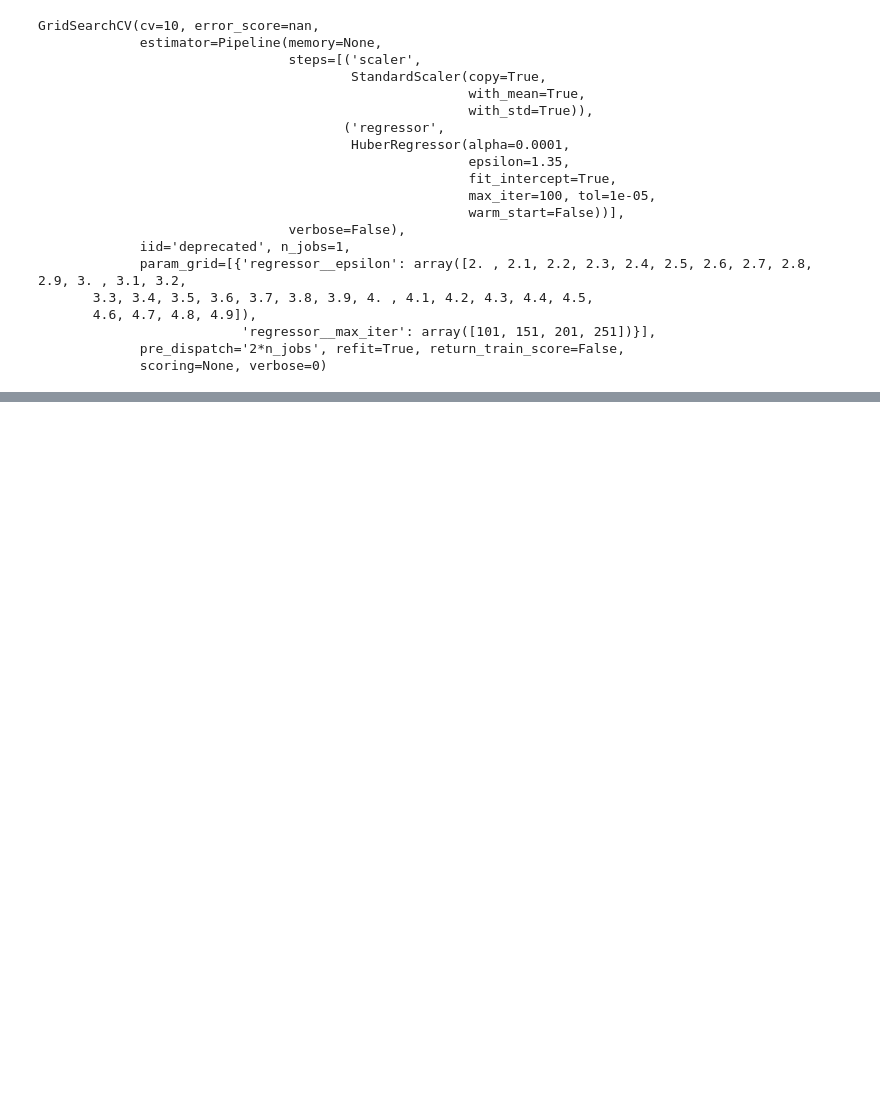
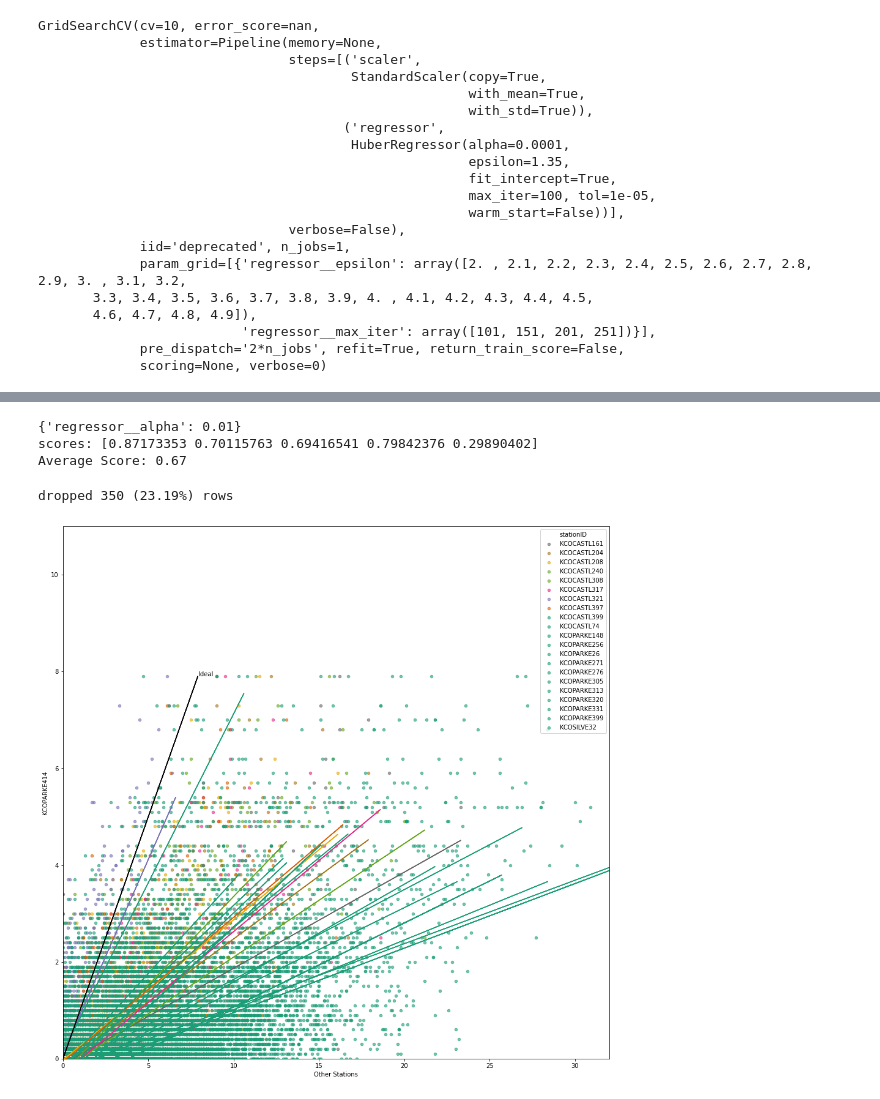
Before and after one commit to riverdogcabin/PSDS4900, a Jupyter notebook: wu_observation_modeling.ipynb, the cells around one changed output, grey strips where cells are left out. Saved outputs shown, nothing was run; the diff lists cells and outputs as text; code cells hidden in the pictures; blank space fills up the shorter version.

```diff
--- a/wu_observation_modeling.ipynb
+++ b/wu_observation_modeling.ipynb
@@ -712,3 +1034,53 @@ Average Score: 0.80
+# %%
+print(grid.best_params_)
+scores = cross_val_score(grid,X_test,y_test)
+print('scores: {}\nAverage Score: {:.2f}'.format(scores,np.mean(scores) ))
+best_model_tracker['Lasso localoutlierfactor removed']= {'num_stations':num_stations,'best_params': grid.best_params_, 'best_avg':np.mean(scores)}
+# %% [output]
+{'regressor__alpha': 0.01}
+scores: [0.87173353 0.70115763 0.69416541 0.79842376 0.29890402]
+Average Score: 0.67
+# %%
+df_reshaped = get_top_n_correlated(df,corr_df,num_stations=num_stations)#,variable=columns_to_pull)
+X = np.array(df_reshaped.drop(columns=my_station))
+y = np.array(df_reshaped[[my_station]]) #target
+
+lof_labels = LocalOutlierFactor(n_neighbors=60).fit_predict(X, y)
+inliers = lof_labels == 1 # select inliers
+
+# X_lof = X[inliers]
+# y_lof = y[inliers]
+print('dropped {} ({:.2f}%) rows'.format((X.shape[0] - X_lof.shape[0]),100*(1-(X_lof.shape[0]/X.shape[0]))))
+
+df_reshaped = df_reshaped[inliers]
+columns_to_plot = list(set(df_reshaped.columns))
+columns_to_plot.remove(my_station)
+columns_to_plot.sort()
+i = 0
+colors = 'rgbym'
+cmap = cm.get_cmap('Dark2')
+cmap_counter = 0.9
+
+fig, ax = plt.subplots(figsize=(16,16))
+# ax.set_aspect('equal')
+# ax.set_xlim((0,30))
+# ax.set_ylim((0,30))
+for col in columns_to_plot:
+  df_reshaped.plot(ax=ax, kind='scatter',y=my_station,x=col,color=cmap_tracker.get(col,cmap(cmap_counter)),label=col,alpha=0.6)
+  m, b = np.polyfit(df_reshaped[col], df_reshaped[my_station], 1)
+  # ax.plot(df_reshaped[my_station],m*df_reshaped[my_station]+b, color=colors[i])
+  ax.plot(df_reshaped[col],m*df_reshaped[col]+b, color=cmap_tracker.get(col,cmap(cmap_counter))) #color=colors[i]
+  i += 1
+  cmap_counter -= .1
+ax.plot(df_reshaped[my_station],df_reshaped[my_station],c='k')
+ax.text(df_reshaped[my_station].max()+.01, df_reshaped[my_station].max(), 'Ideal')
+ax.set_xlabel('Other Stations')
+plt.xlim(0,32)
+plt.ylim(0,11)
+plt.show()
+# %% [output]
+dropped 350 (23.19%) rows
+[figure, added]
 # %%
 best_model_tracker
 # %% [output]
```
Also changed, not shown: parts of 79 cells of this notebook.
